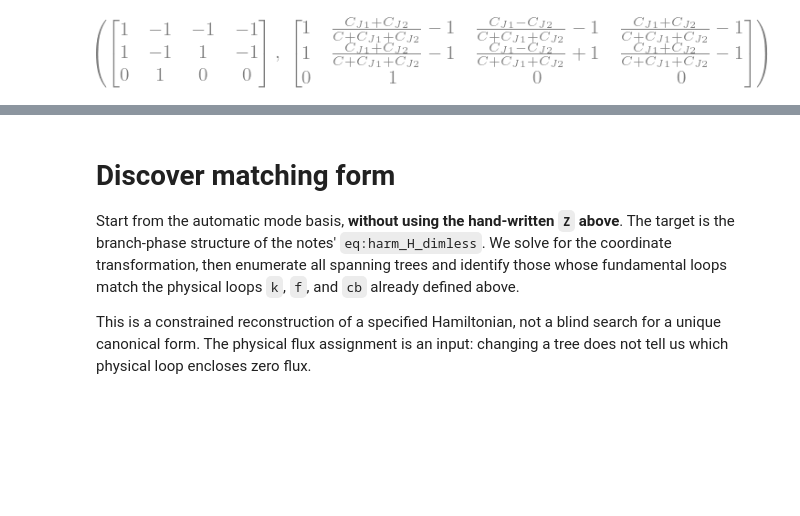
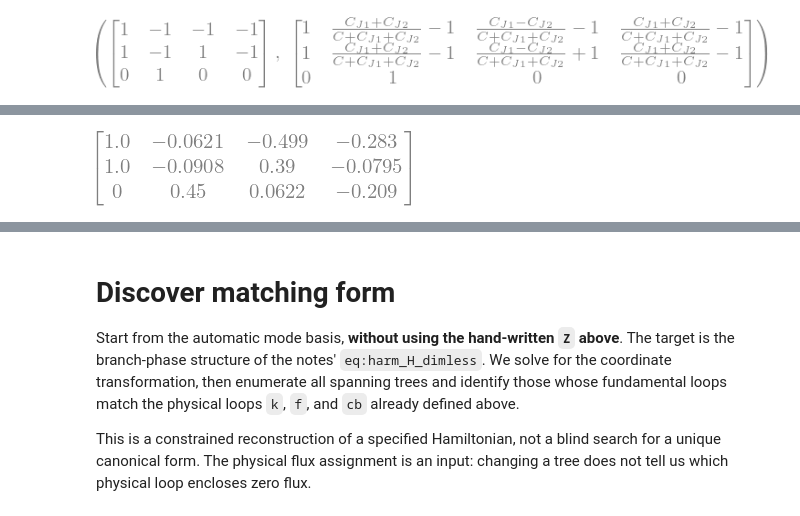
Before and after one commit to eliweissler/circuit-quantization, a Jupyter notebook: examples/harmonium.ipynb, the cells around one changed output, grey strips where cells are left out. Saved outputs shown, nothing was run; the diff lists cells and outputs as text; code cells hidden in the pictures; blank space fills up the shorter version.

```diff
--- a/examples/harmonium.ipynb
+++ b/examples/harmonium.ipynb
@@ -134,0 +201,7 @@ $\displaystyle H_{\mathrm{GHz}} = - E_{J1} \cos{\left(\frac{C \varphi_{2}}{C + C
+# %%
+C, CJ1, CJ2, CJ3, L1, L2, L3 = sym.symbols("C C_J1 C_J2 C_J3 L_1 L_2 L_3", positive=True)
+values = {C: 1, CJ1: 2, CJ2: 3, CJ3: 4, L1: 1, L2: 2, L3: 3}  # illustrative, exact
+S_nm, _, _ = cq.normal_mode_decoupling(res.lag, res.coords, values)
+res_nm = cq.numerify(res, values).transform(S_nm)
+chop = lambda M: M.evalf(3).applyfunc(lambda x: x.xreplace({f: 0 for f in x.atoms(sym.Float) if abs(f) < 1e-12}))
+res_nm.coords.types, chop(res_nm.ham.E_C), chop(res_nm.ham.E_L)
@@ -134,0 +220,4 @@ $\displaystyle H_{\mathrm{GHz}} = - E_{J1} \cos{\left(\frac{C \varphi_{2}}{C + C
+# %%
+res_nm.coords.omega_J_tilde.T.evalf(3)  # every junction now acts on several normal modes
+# %% [output]
+[figure, added]
```
Also changed, not shown: parts of 18 cells of this notebook, 19 other files.
